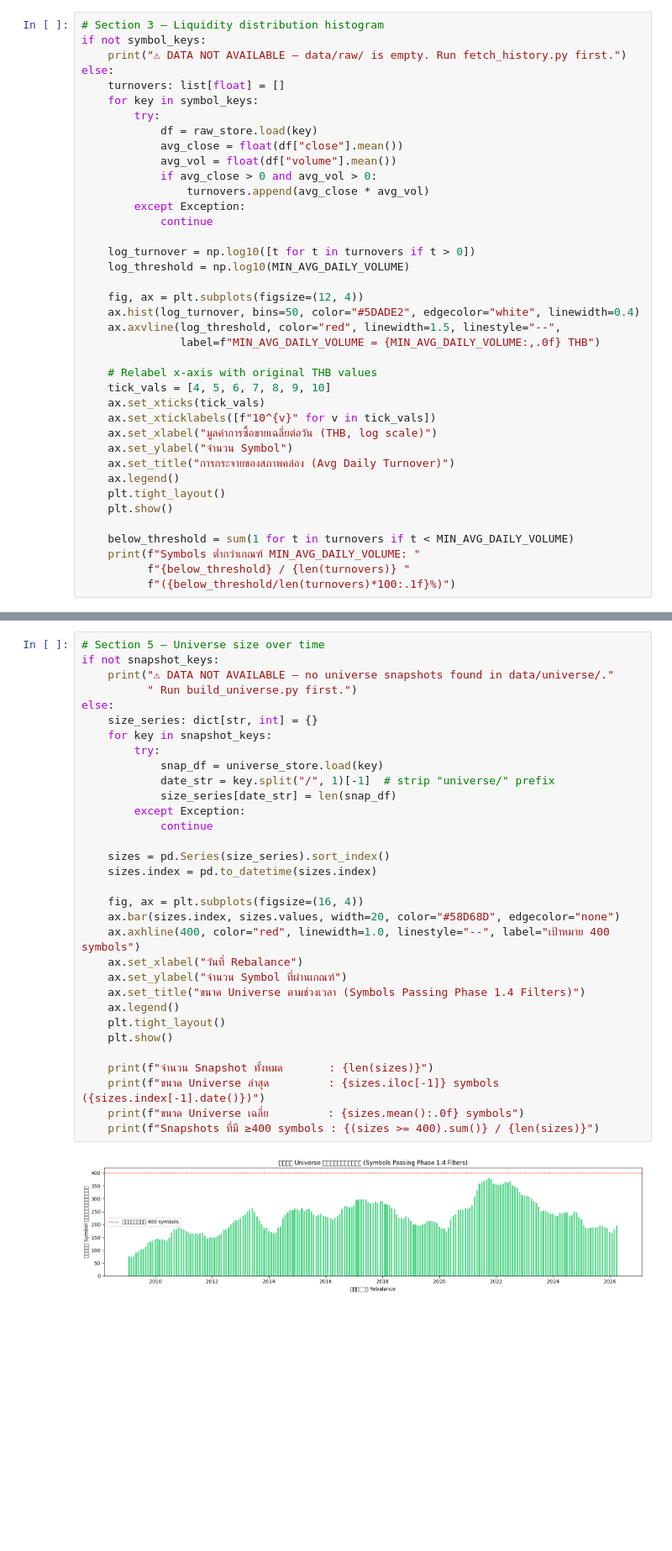
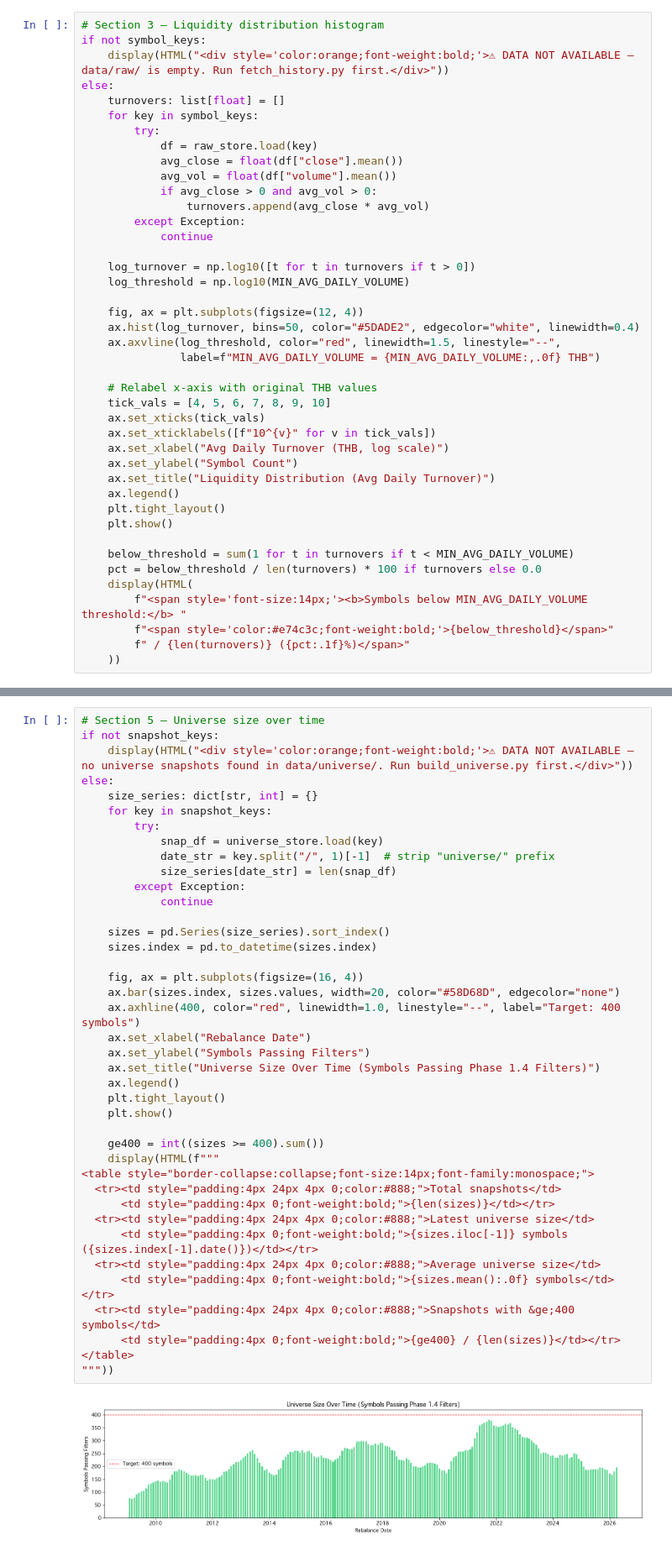
Before and after one commit to lumduan/csm-set, a Jupyter notebook: notebooks/01_data_exploration_executed.ipynb, the cells around one changed output, grey strips where cells are left out. Shown at 84% size. Cells and saved outputs as stored; diff of their text form; blank space fills up the shorter version.

```diff
--- a/notebooks/01_data_exploration_executed.ipynb
+++ b/notebooks/01_data_exploration_executed.ipynb
@@ -171,7 +218,7 @@ else:
 # %%
 # Section 3 — Liquidity distribution histogram
 if not symbol_keys:
-    print("⚠ DATA NOT AVAILABLE — data/raw/ is empty. Run fetch_history.py first.")
+    display(HTML("<div style='color:orange;font-weight:bold;'>⚠ DATA NOT AVAILABLE — data/raw/ is empty. Run fetch_history.py first.</div>"))
 else:
     turnovers: list[float] = []
     for key in symbol_keys:
@@ -196,15 +243,18 @@ else:
     tick_vals = [4, 5, 6, 7, 8, 9, 10]
     ax.set_xticks(tick_vals)
     ax.set_xticklabels([f"10^{v}" for v in tick_vals])
-    ax.set_xlabel("มูลค่าการซื้อขายเฉลี่ยต่อวัน (THB, log scale)")
-    ax.set_ylabel("จำนวน Symbol")
-    ax.set_title("การกระจายของสภาพคล่อง (Avg Daily Turnover)")
+    ax.set_xlabel("Avg Daily Turnover (THB, log scale)")
+    ax.set_ylabel("Symbol Count")
+    ax.set_title("Liquidity Distribution (Avg Daily Turnover)")
     ax.legend()
     plt.tight_layout()
     plt.show()
 
     below_threshold = sum(1 for t in turnovers if t < MIN_AVG_DAILY_VOLUME)
-    print(f"Symbols ต่ำกว่าเกณฑ์ MIN_AVG_DAILY_VOLUME: "
-          f"{below_threshold} / {len(turnovers)} "
-          f"({below_threshold/len(turnovers)*100:.1f}%)")
+    pct = below_threshold / len(turnovers) * 100 if turnovers else 0.0
+    display(HTML(
+        f"<span style='font-size:14px;'><b>Symbols below MIN_AVG_DAILY_VOLUME threshold:</b> "
+        f"<span style='color:#e74c3c;font-weight:bold;'>{below_threshold}</span>"
+        f" / {len(turnovers)} ({pct:.1f}%)</span>"
+    ))
 # %% [output]
@@ -296,34 +390,42 @@ SET:OHTL                       37.8
 # %%
 # Section 5 — Universe size over time
 if not snapshot_keys:
-    print("⚠ DATA NOT AVAILABLE — no universe snapshots found in data/universe/."
-          " Run build_universe.py first.")
+    display(HTML("<div style='color:orange;font-weight:bold;'>⚠ DATA NOT AVAILABLE — no universe snapshots found in data/universe/. Run build_universe.py first.</div>"))
 else:
     size_series: dict[str, int] = {}
     for key in snapshot_keys:
         try:
             snap_df = universe_store.load(key)
             date_str = key.split("/", 1)[-1]  # strip "universe/" prefix
             size_series[date_str] = len(snap_df)
         except Exception:
             continue
 
     sizes = pd.Series(size_series).sort_index()
     sizes.index = pd.to_datetime(sizes.index)
 
     fig, ax = plt.subplots(figsize=(16, 4))
     ax.bar(sizes.index, sizes.values, width=20, color="#58D68D", edgecolor="none")
-    ax.axhline(400, color="red", linewidth=1.0, linestyle="--", label="เป้าหมาย 400 symbols")
-    ax.set_xlabel("วันที่ Rebalance")
-    ax.set_ylabel("จำนวน Symbol ที่ผ่านเกณฑ์")
-    ax.set_title("ขนาด Universe ตามช่วงเวลา (Symbols Passing Phase 1.4 Filters)")
+    ax.axhline(400, color="red", linewidth=1.0, linestyle="--", label="Target: 400 symbols")
+    ax.set_xlabel("Rebalance Date")
+    ax.set_ylabel("Symbols Passing Filters")
+    ax.set_title("Universe Size Over Time (Symbols Passing Phase 1.4 Filters)")
     ax.legend()
     plt.tight_layout()
     plt.show()
 
-    print(f"จำนวน Snapshot ทั้งหมด       : {len(sizes)}")
-    print(f"ขนาด Universe ล่าสุด         : {sizes.iloc[-1]} symbols ({sizes.index[-1].date()})")
-    print(f"ขนาด Universe เฉลี่ย         : {sizes.mean():.0f} symbols")
-    print(f"Snapshots ที่มี ≥400 symbols : {(sizes >= 400).sum()} / {len(sizes)}")
+    ge400 = int((sizes >= 400).sum())
+    display(HTML(f"""
+<table style="border-collapse:collapse;font-size:14px;font-family:monospace;">
+  <tr><td style="padding:4px 24px 4px 0;color:#888;">Total snapshots</td>
+      <td style="padding:4px 0;font-weight:bold;">{len(sizes)}</td></tr>
+  <tr><td style="padding:4px 24px 4px 0;color:#888;">Latest universe size</td>
+      <td style="padding:4px 0;font-weight:bold;">{sizes.iloc[-1]} symbols ({sizes.index[-1].date()})</td></tr>
+  <tr><td style="padding:4px 24px 4px 0;color:#888;">Average universe size</td>
+      <td style="padding:4px 0;font-weight:bold;">{sizes.mean():.0f} symbols</td></tr>
+  <tr><td style="padding:4px 24px 4px 0;color:#888;">Snapshots with &ge;400 symbols</td>
+      <td style="padding:4px 0;font-weight:bold;">{ge400} / {len(sizes)}</td></tr>
+</table>
+"""))
 # %% [output]
-[figure, old version]
+[figure, new version]
```
Also changed, not shown: parts of 12 cells of this notebook, 3 other files.
